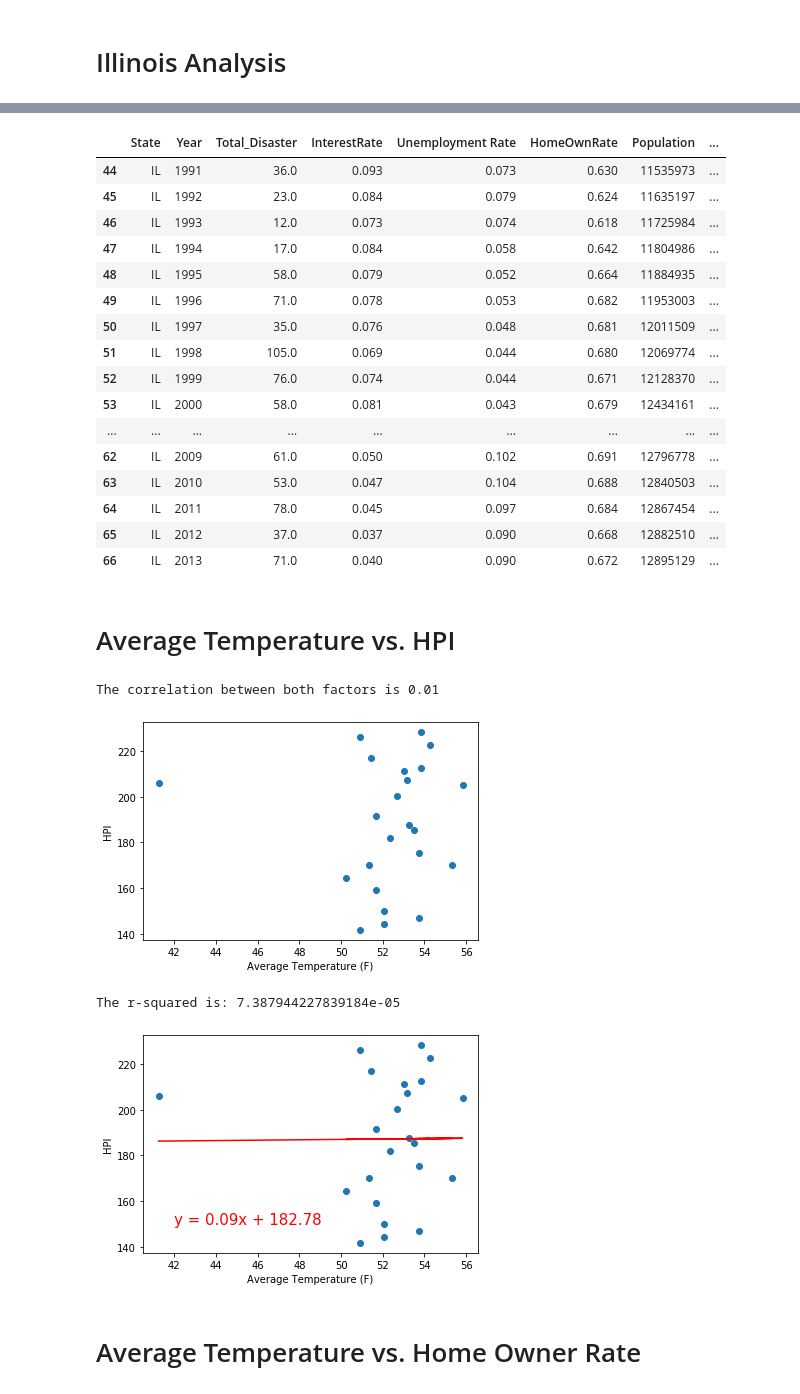
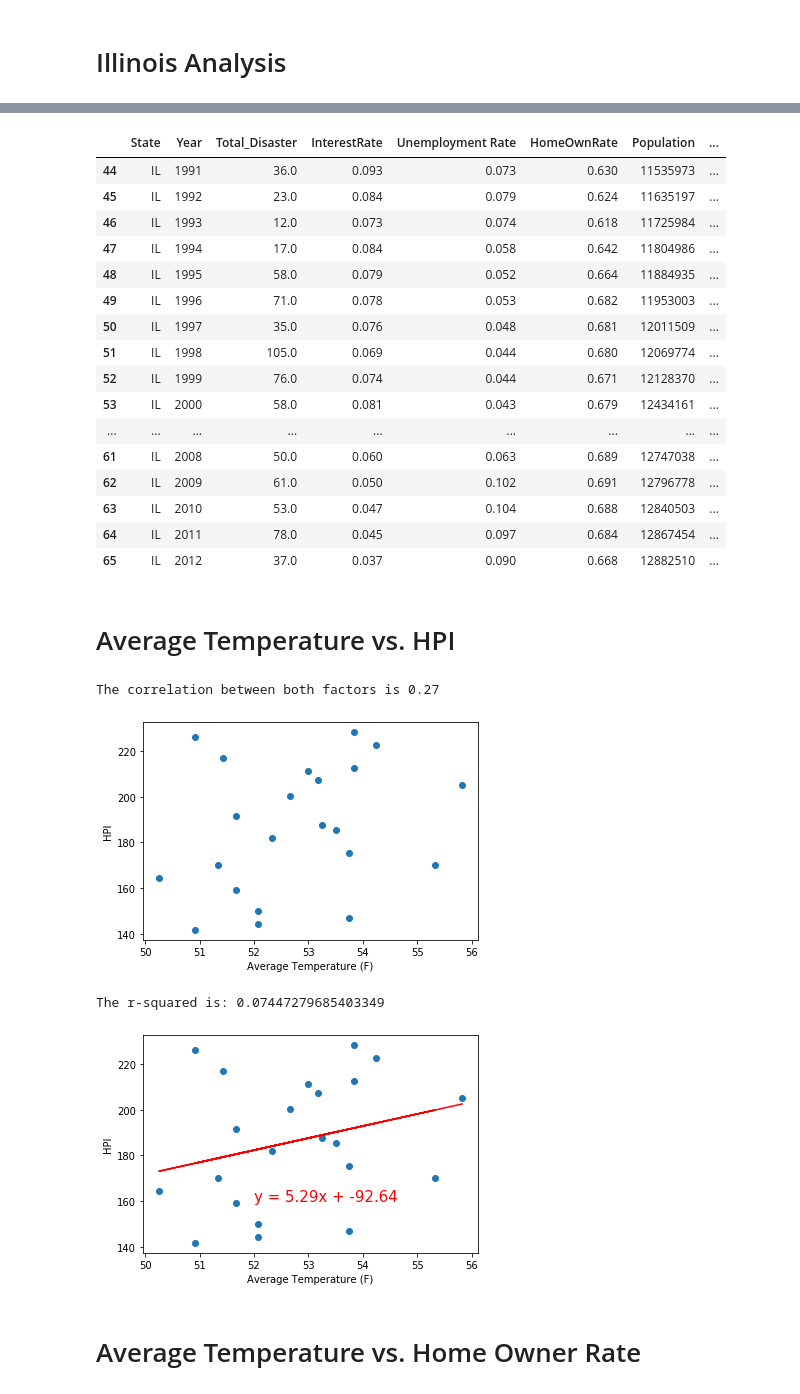
Before and after one commit to connorberek226/Final-Project, a Jupyter notebook: IL Data/Weather_Analysis.ipynb, the cells around one changed output, grey strips where cells are left out. Drawn from its saved outputs; the diff is of its cells as text; code cells hidden in the pictures.

```diff
--- a/IL Data/Weather_Analysis.ipynb
+++ b/IL Data/Weather_Analysis.ipynb
@@ -13,7 +13,7 @@ from sklearn import datasets
 from sqlalchemy import create_engine
 
 # Path to sqlite
-database_path = "../states_HPI_disa_weather_final2.csv"
+database_path = "../Xi/states_HPI_disa_weather_final2.csv"
 
 # Read database_path and store into Pandas data frame
 final_data = pd.read_csv(database_path)
@@ -76,15 +76,15 @@ IL_filter
 | 52 | IL | 1999 | 76.0 | 0.074 | 0.044 | 0.671 | 12128370 | ... |
 | 53 | IL | 2000 | 58.0 | 0.081 | 0.043 | 0.679 | 12434161 | ... |
 | ... | ... | ... | ... | ... | ... | ... | ... | ... |
+| 61 | IL | 2008 | 50.0 | 0.060 | 0.063 | 0.689 | 12747038 | ... |
 | 62 | IL | 2009 | 61.0 | 0.050 | 0.102 | 0.691 | 12796778 | ... |
 | 63 | IL | 2010 | 53.0 | 0.047 | 0.104 | 0.688 | 12840503 | ... |
 | 64 | IL | 2011 | 78.0 | 0.045 | 0.097 | 0.684 | 12867454 | ... |
 | 65 | IL | 2012 | 37.0 | 0.037 | 0.090 | 0.668 | 12882510 | ... |
-| 66 | IL | 2013 | 71.0 | 0.040 | 0.090 | 0.672 | 12895129 | ... |
 # %% [markdown]
 # Average Temperature vs. HPI
 # %%
-IL_temp = IL_filter.iloc[:,9]
+IL_temp = IL_filter.iloc[:,11]
 IL_HPI = IL_filter.iloc[:,8]
 correlation = st.pearsonr(IL_temp, IL_HPI)
 plt.scatter(IL_temp, IL_HPI)
@@ -93,27 +93,27 @@ plt.ylabel('HPI')
 print(f"The correlation between both factors is {round(correlation[0],2)}")
 plt.show()
 # %% [output]
-The correlation between both factors is 0.01
+The correlation between both factors is 0.27
-[figure, old version]
+[figure, new version]
 # %%
 # Add the linear regression equation and line to plot
 
 x_values = IL_temp
 y_values = IL_HPI
 correlation = st.pearsonr(IL_temp, IL_HPI)
 (slope, intercept, rvalue, pvalue, stderr) = linregress(x_values, y_values)
 regress_values = x_values * slope + intercept
 line_eq = "y = " + str(round(slope,2)) + "x + " + str(round(intercept,2))
 plt.scatter(x_values,y_values)
 plt.plot(x_values,regress_values,"r-")
-plt.annotate(line_eq,(42,150),fontsize=15,color="red")
+plt.annotate(line_eq,(52,160),fontsize=15,color="red")
 plt.xlabel('Average Temperature (F)')
 plt.ylabel('HPI')
 print(f"The r-squared is: {rvalue**2}")
 plt.show()
 # %% [output]
-The r-squared is: 7.387944227839184e-05
+The r-squared is: 0.07447279685403349
-[figure, old version]
+[figure, new version]
 # %% [markdown]
 # Average Temperature vs. Home Owner Rate
 # %%
```
Also changed, not shown: parts of 50 cells of this notebook, 1 other file.
